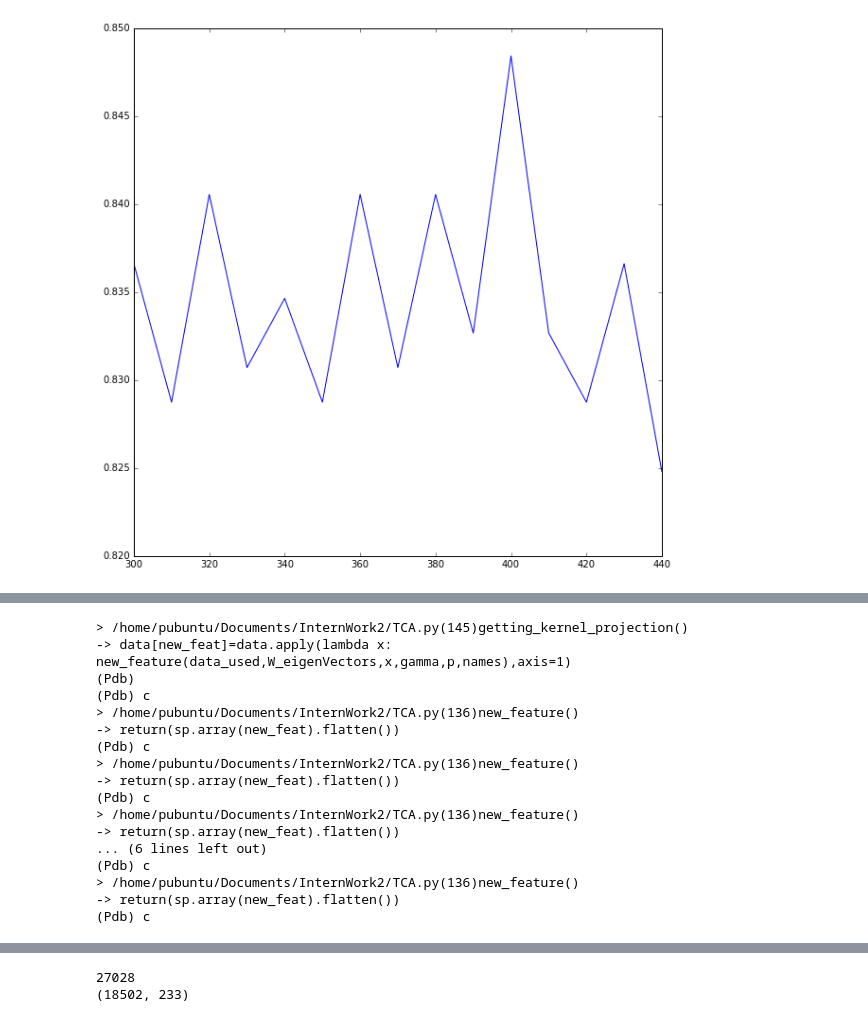
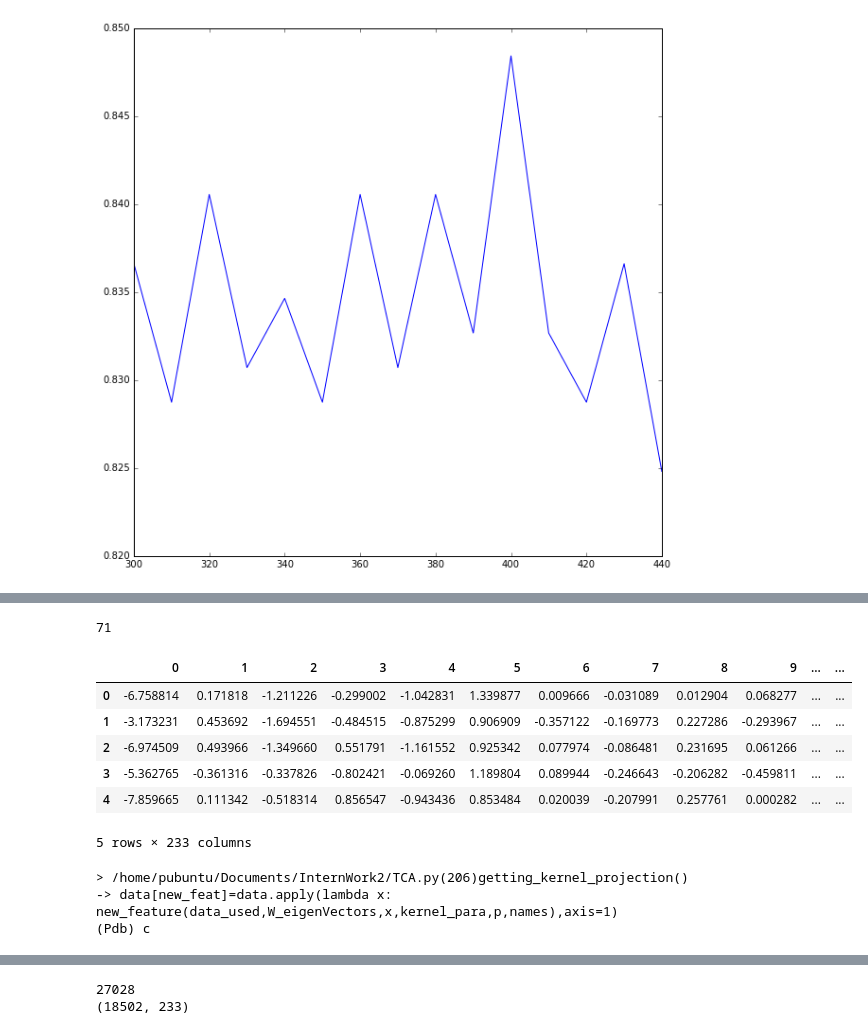
Before and after one commit to PeterJackNaylor/InternWork2, a Jupyter notebook: TCA.ipynb, the cells around one changed output, grey strips where cells are left out. Saved outputs shown, nothing was run; the diff lists cells and outputs as text; code cells hidden in the pictures.

```diff
--- a/TCA.ipynb
+++ b/TCA.ipynb
@@ -345,22 +358,20 @@ y_S
-# %%
-execfile('TCA.py')
-
-new_Data=getting_kernel_projection(X_T.ix[X_T.index[0:5],X_T.columns],pd.DataFrame(data_used),m,W_eigenVectors,gamma=1,p=2)
-# %% [output]
-> /home/pubuntu/Documents/InternWork2/TCA.py(145)getting_kernel_projection()
--> data[new_feat]=data.apply(lambda x: new_feature(data_used,W_eigenVectors,x,gamma,p,names),axis=1)
-(Pdb)
-(Pdb) c
-> /home/pubuntu/Documents/InternWork2/TCA.py(136)new_feature()
--> return(sp.array(new_feat).flatten())
-(Pdb) c
-> /home/pubuntu/Documents/InternWork2/TCA.py(136)new_feature()
--> return(sp.array(new_feat).flatten())
-(Pdb) c
-> /home/pubuntu/Documents/InternWork2/TCA.py(136)new_feature()
--> return(sp.array(new_feat).flatten())
-... (6 lines left out)
-(Pdb) c
-> /home/pubuntu/Documents/InternWork2/TCA.py(136)new_feature()
--> return(sp.array(new_feat).flatten())
-(Pdb) c
+# %%
+cm_new.trace()
+# %% [output]
+71
+# %%
+train.head()
+# %% [output]
+|  | 0 | 1 | 2 | 3 | 4 | 5 | 6 | 7 | 8 | 9 | ... | ... |
+| 0 | -6.758814 | 0.171818 | -1.211226 | -0.299002 | -1.042831 | 1.339877 | 0.009666 | -0.031089 | 0.012904 | 0.068277 | ... | ... |
+| 1 | -3.173231 | 0.453692 | -1.694551 | -0.484515 | -0.875299 | 0.906909 | -0.357122 | -0.169773 | 0.227286 | -0.293967 | ... | ... |
+| 2 | -6.974509 | 0.493966 | -1.349660 | 0.551791 | -1.161552 | 0.925342 | 0.077974 | -0.086481 | 0.231695 | 0.061266 | ... | ... |
+| 3 | -5.362765 | -0.361316 | -0.337826 | -0.802421 | -0.069260 | 1.189804 | 0.089944 | -0.246643 | -0.206282 | -0.459811 | ... | ... |
+| 4 | -7.859665 | 0.111342 | -0.518314 | 0.856547 | -0.943436 | 0.853484 | 0.020039 | -0.207991 | 0.257761 | 0.000282 | ... | ... |
+5 rows × 233 columns
+# %%
+execfile('TCA.py')
+# %% [output]
+> /home/pubuntu/Documents/InternWork2/TCA.py(206)getting_kernel_projection()
+-> data[new_feat]=data.apply(lambda x: new_feature(data_used,W_eigenVectors,x,kernel_para,p,names),axis=1)
+(Pdb) c
```
Also changed, not shown: parts of 7 cells of this notebook, 1 other file.
